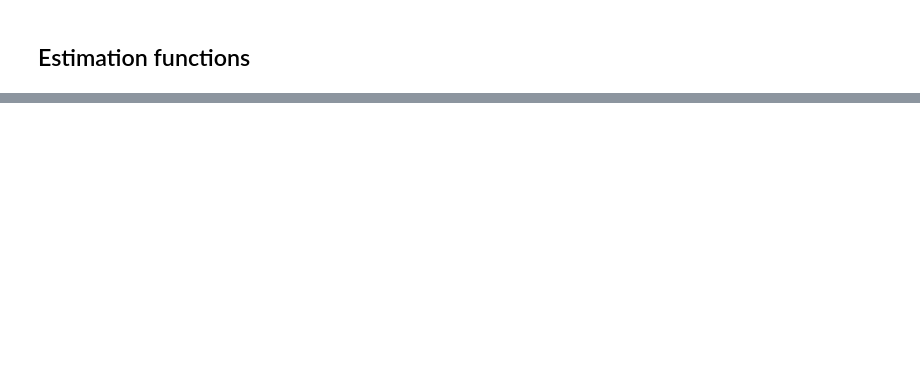
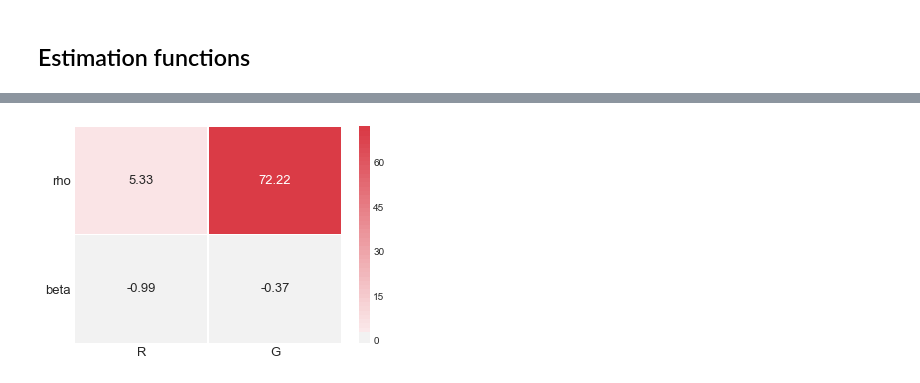
Before and after one commit to NumEconCopenhagen/ConsumptionSavingNotebooks, a Jupyter notebook: DynamicProgramming/04. Structural Estimation.ipynb, the cells around one changed output, grey strips where cells are left out. Saved outputs shown, nothing was run; the diff lists cells and outputs as text; code cells hidden in the pictures; blank space fills up the shorter version.

```diff
--- a/DynamicProgramming/04. Structural Estimation.ipynb
+++ b/DynamicProgramming/04. Structural Estimation.ipynb
@@ -150,0 +190,14 @@ res
+# %%
+# setup which parameters are in gamma and whether to compare to brute-force approach
+cali_par_names = ('R','G')
+cali_par = np.array([getattr(model.par,name) for name in cali_par_names])
+do_brute_force = True
+# %%
+# calculate the sensitivity measure
+grad_gamma = smd.num_grad(cali_par,model,cali_par_names)
+sens_cali = Gamma @ grad_gamma
+
+# plot sensitivity measure
+smd.plot_heat(sens_cali,est_par_names,cali_par_names)
+# %% [output]
+[figure, added]
```
Also changed, not shown: parts of 30 cells of this notebook, 1 other file.
